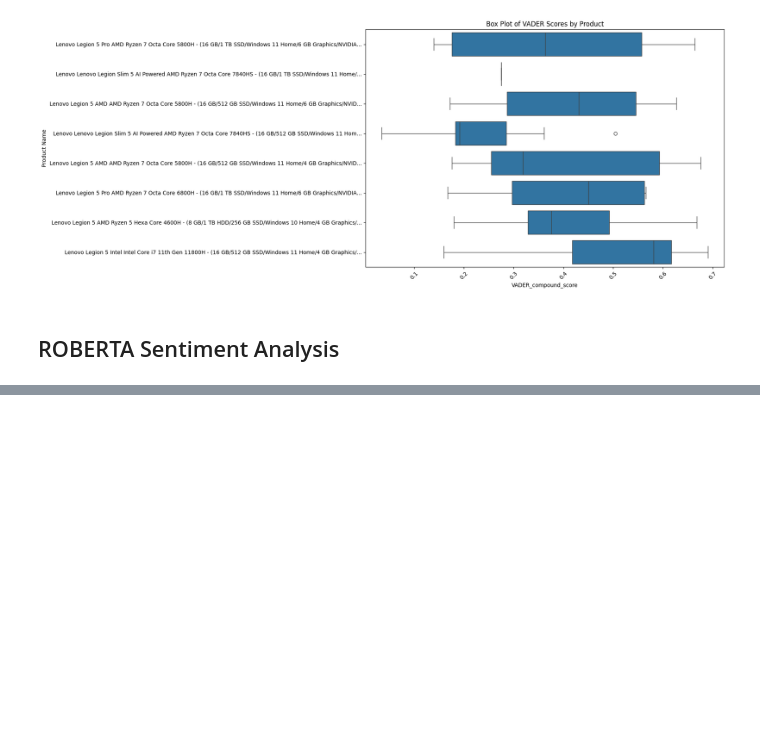
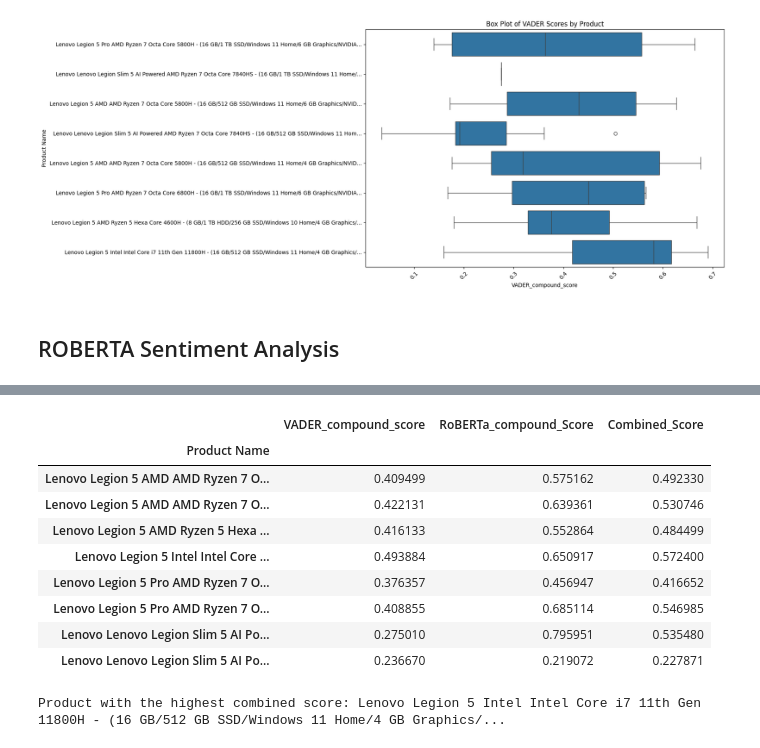
Before and after one commit to suchijain30/Customer-review-analysis-using-web-scraping-and-NLP, a Jupyter notebook: nlp_model.ipynb, the cells around one changed output, grey strips where cells are left out. Cells and saved outputs as stored; diff of their text form; code cells hidden in the pictures; blank space fills up the shorter version.

```diff
--- a/nlp_model.ipynb
+++ b/nlp_model.ipynb
@@ -189,0 +206,6 @@ SyntaxError: invalid syntax (775891298.py, line 1)
+# %%
+#agrregating scores by grouping reviews for each product
+aggregate_scores = df.groupby('Product Name').agg({
+    'VADER_compound_score': 'mean',  # or any other aggregation method
+    'RoBERTa_compound_Score': 'mean'
+})
@@ -189,0 +225,22 @@ SyntaxError: invalid syntax (775891298.py, line 1)
+# %%
+#Avergae score for each product based on both model results
+aggregate_scores['Combined_Score'] = aggregate_scores.mean(axis=1)
+# %%
+aggregate_scores
+# %% [output]
+|  | VADER_compound_score | RoBERTa_compound_Score | Combined_Score |
+| Product Name |  |  |  |
+| Lenovo Legion 5 AMD AMD Ryzen 7 O... | 0.409499 | 0.575162 | 0.492330 |
+| Lenovo Legion 5 AMD AMD Ryzen 7 O... | 0.422131 | 0.639361 | 0.530746 |
+| Lenovo Legion 5 AMD Ryzen 5 Hexa ... | 0.416133 | 0.552864 | 0.484499 |
+| Lenovo Legion 5 Intel Intel Core ... | 0.493884 | 0.650917 | 0.572400 |
+| Lenovo Legion 5 Pro AMD Ryzen 7 O... | 0.376357 | 0.456947 | 0.416652 |
+| Lenovo Legion 5 Pro AMD Ryzen 7 O... | 0.408855 | 0.685114 | 0.546985 |
+| Lenovo Lenovo Legion Slim 5 AI Po... | 0.275010 | 0.795951 | 0.535480 |
+| Lenovo Lenovo Legion Slim 5 AI Po... | 0.236670 | 0.219072 | 0.227871 |
+# %%
+#Finding the BEST PRODUCT
+best_product = aggregate_scores['Combined_Score'].idxmax()
+print("Product with the highest combined score:" ,best_product)
+# %% [output]
+Product with the highest combined score: Lenovo Legion 5 Intel Intel Core i7 11th Gen 11800H - (16 GB/512 GB SSD/Windows 11 Home/4 GB Graphics/...
```
Also changed, not shown: parts of 16 cells of this notebook.
